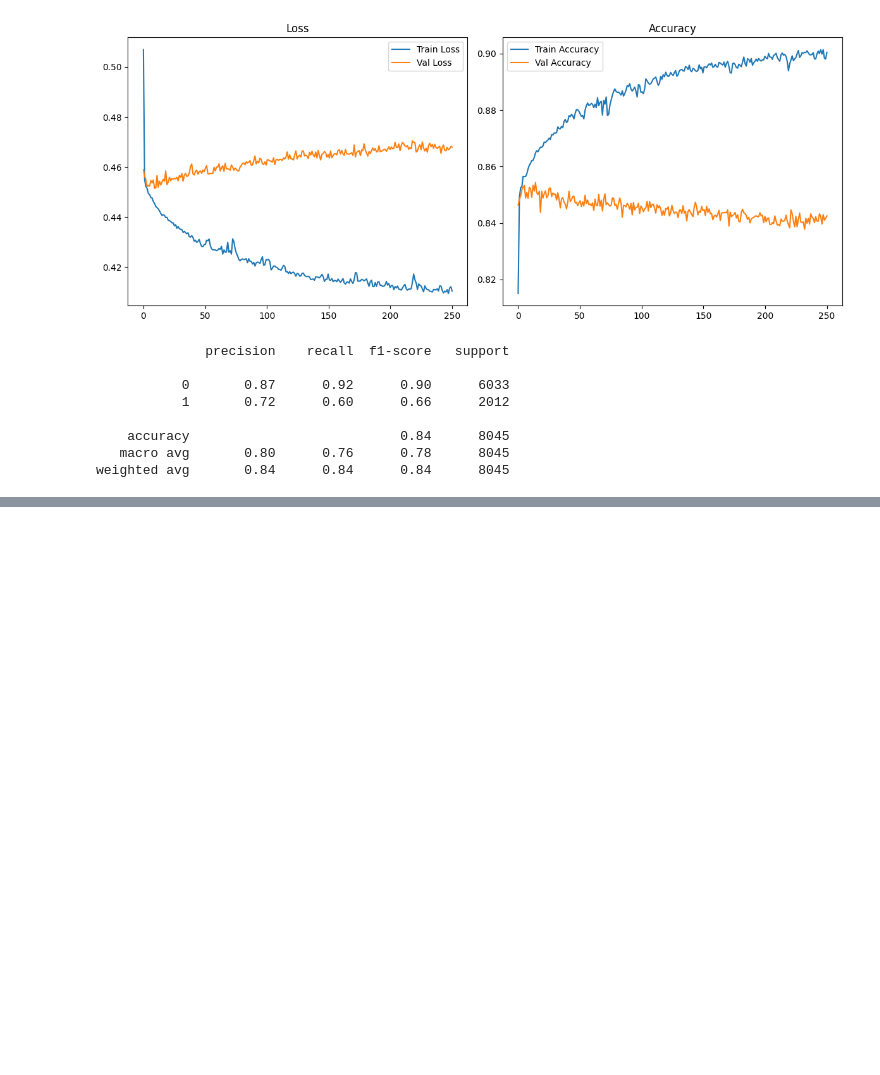
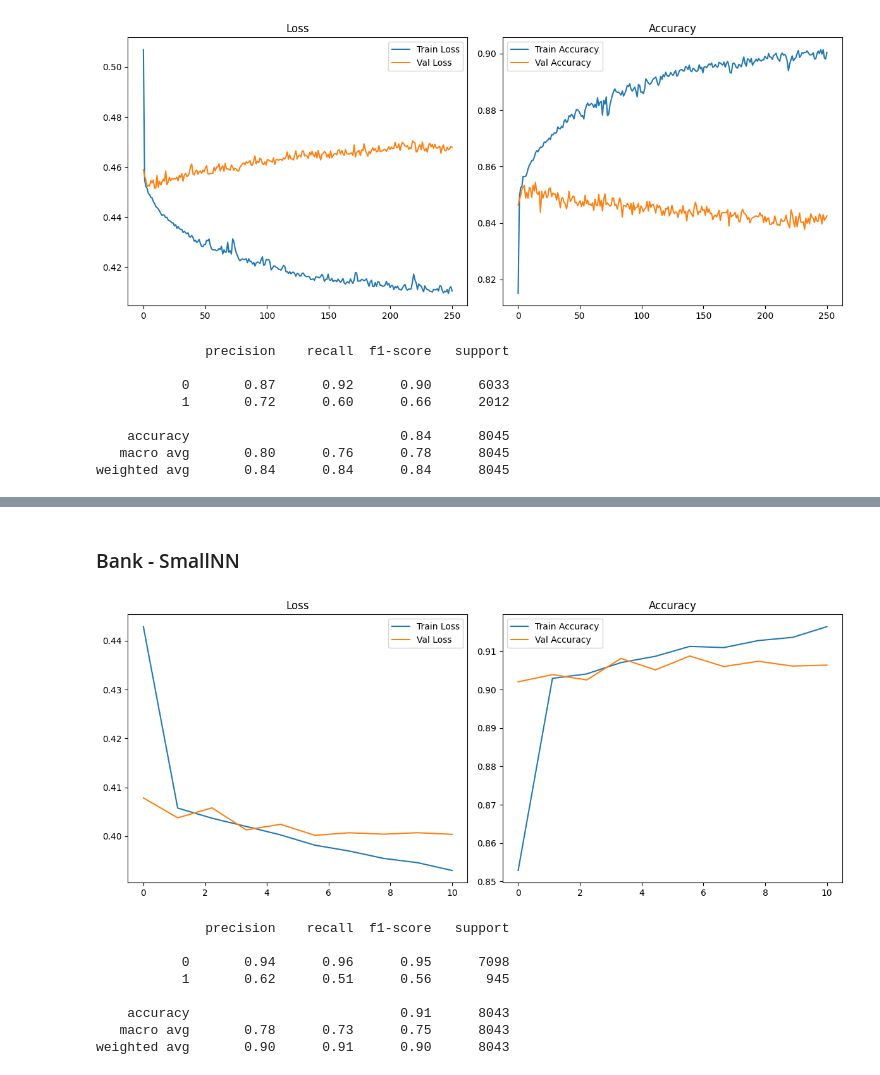
Before and after one commit to MatteoVicenzino/XAI_robustness_analysis, a Jupyter notebook: tuning_new_model.ipynb, the cells around one changed output, grey strips where cells are left out. Cells and saved outputs as stored; diff of their text form; code cells hidden in the pictures; blank space fills up the shorter version.

```diff
--- a/tuning_new_model.ipynb
+++ b/tuning_new_model.ipynb
@@ -129,0 +146,14 @@ plt.show()
+# %% [markdown]
+### Bank - SmallNN
+# %%
+result4 = eval_net(dataset_name, 'model4')
+# %% [output]
+[figure, added]
+              precision    recall  f1-score   support
+
+           0       0.94      0.96      0.95      7098
+           1       0.62      0.51      0.56       945
+
+    accuracy                           0.91      8043
+   macro avg       0.78      0.73      0.75      8043
+weighted avg       0.90      0.91      0.90      8043
```
Also changed, not shown: parts of 29 cells of this notebook, 31 other files.
